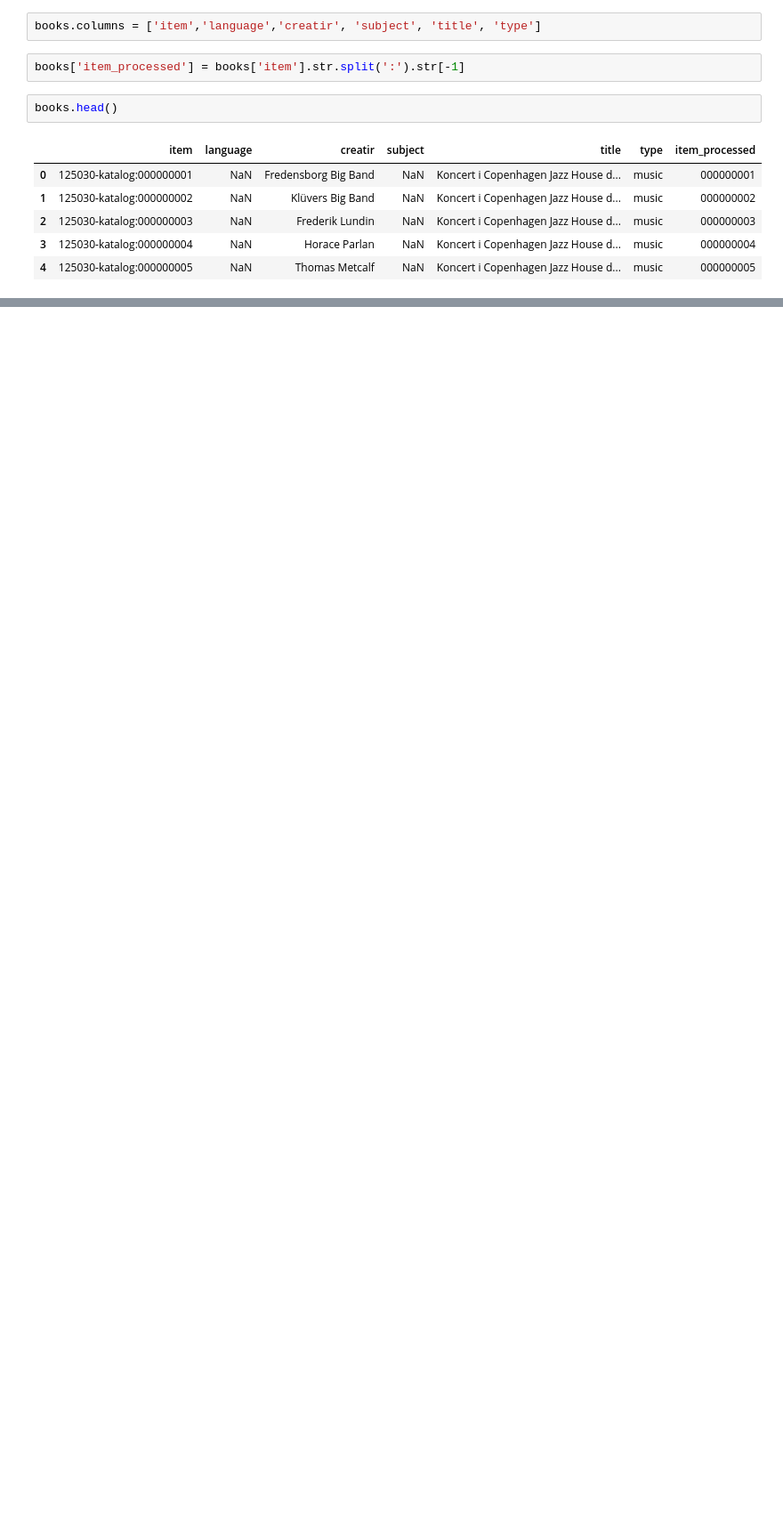
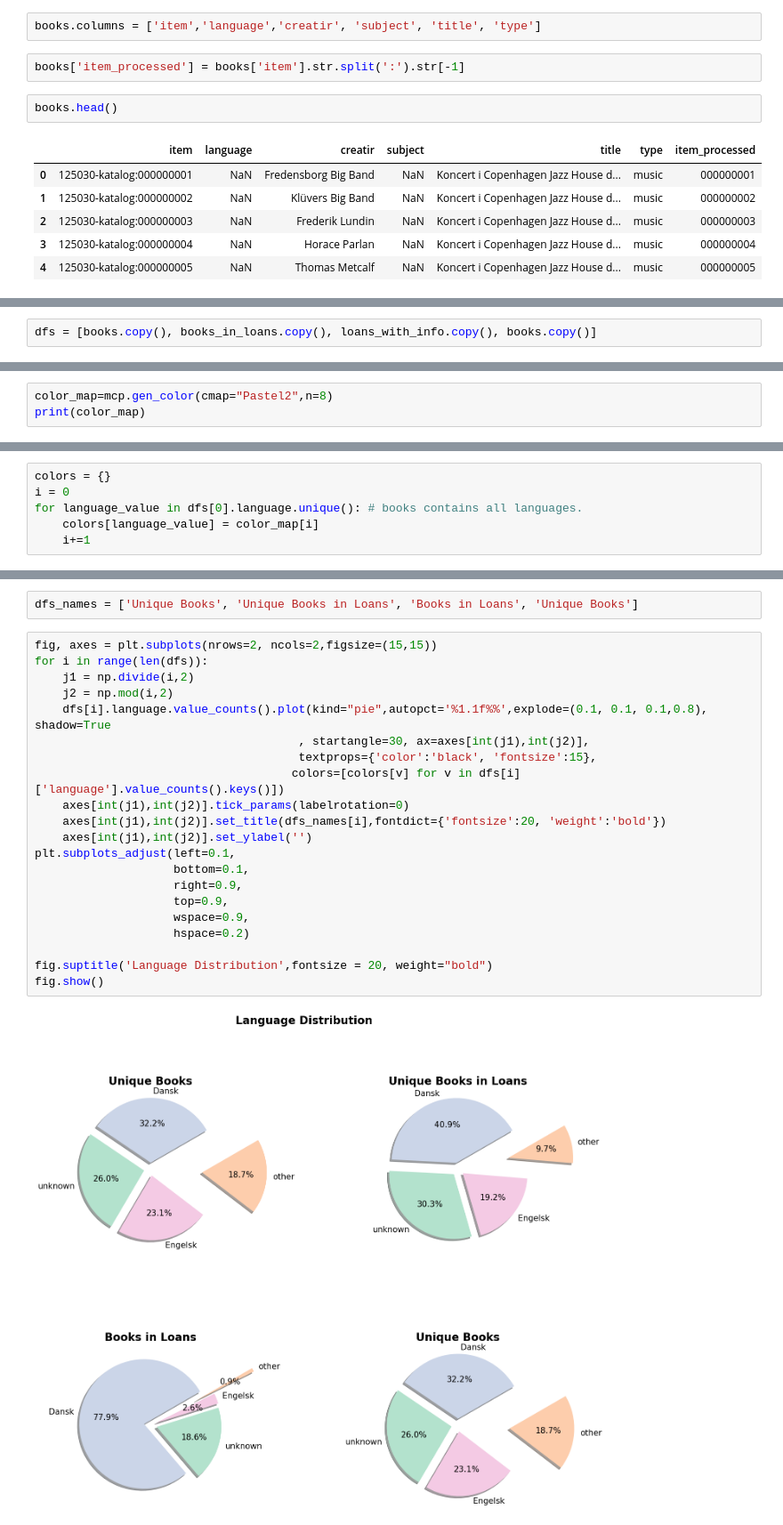
Before and after one commit to SavvinaDaniil/EnrichBookCrossing, a Jupyter notebook: NewData.ipynb, the cells around one changed output, grey strips where cells are left out. Shown at 89% size. Saved outputs shown, nothing was run; the diff lists cells and outputs as text; blank space fills up the shorter version.

```diff
--- a/NewData.ipynb
+++ b/NewData.ipynb
@@ -141,0 +192,2 @@ KeyError: '27889107'
+# %%
+dfs = [books.copy(), books_in_loans.copy(), loans_with_info.copy(), books.copy()]
@@ -141,0 +198,3 @@ KeyError: '27889107'
+# %%
+color_map=mcp.gen_color(cmap="Pastel2",n=8)
+print(color_map)
@@ -141,0 +209,6 @@ KeyError: '27889107'
+# %%
+colors = {}
+i = 0
+for language_value in dfs[0].language.unique(): # books contains all languages.
+    colors[language_value] = color_map[i]
+    i+=1
@@ -141,0 +222,25 @@ KeyError: '27889107'
+# %%
+dfs_names = ['Unique Books', 'Unique Books in Loans', 'Books in Loans', 'Unique Books']
+# %%
+fig, axes = plt.subplots(nrows=2, ncols=2,figsize=(15,15))
+for i in range(len(dfs)):
+    j1 = np.divide(i,2)
+    j2 = np.mod(i,2)
+    dfs[i].language.value_counts().plot(kind="pie",autopct='%1.1f%%',explode=(0.1, 0.1, 0.1,0.8), shadow=True
+                                      , startangle=30, ax=axes[int(j1),int(j2)],
+                                      textprops={'color':'black', 'fontsize':15},
+                                     colors=[colors[v] for v in dfs[i]['language'].value_counts().keys()])
+    axes[int(j1),int(j2)].tick_params(labelrotation=0)
+    axes[int(j1),int(j2)].set_title(dfs_names[i],fontdict={'fontsize':20, 'weight':'bold'})
+    axes[int(j1),int(j2)].set_ylabel('')
+plt.subplots_adjust(left=0.1,
+                    bottom=0.1,
+                    right=0.9,
+                    top=0.9,
+                    wspace=0.9,
+                    hspace=0.2)
+
+fig.suptitle('Language Distribution',fontsize = 20, weight="bold")
+fig.show()
+# %% [output]
+[figure, added]
```
Also changed, not shown: parts of 24 cells of this notebook, 4 other files.
